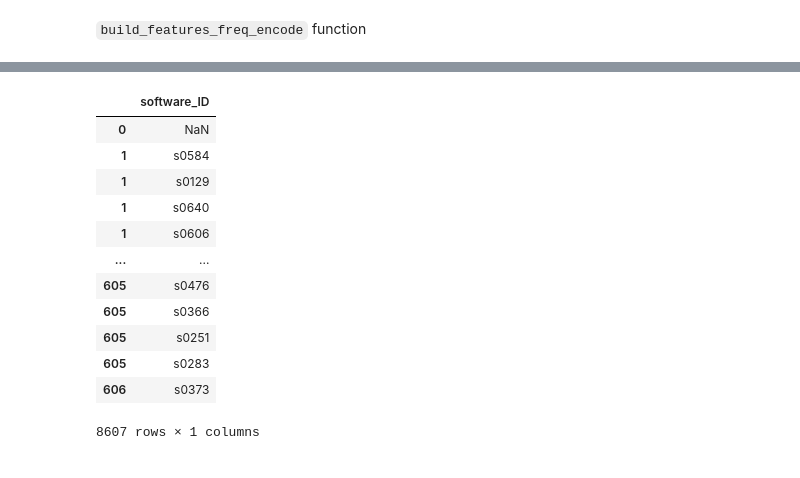
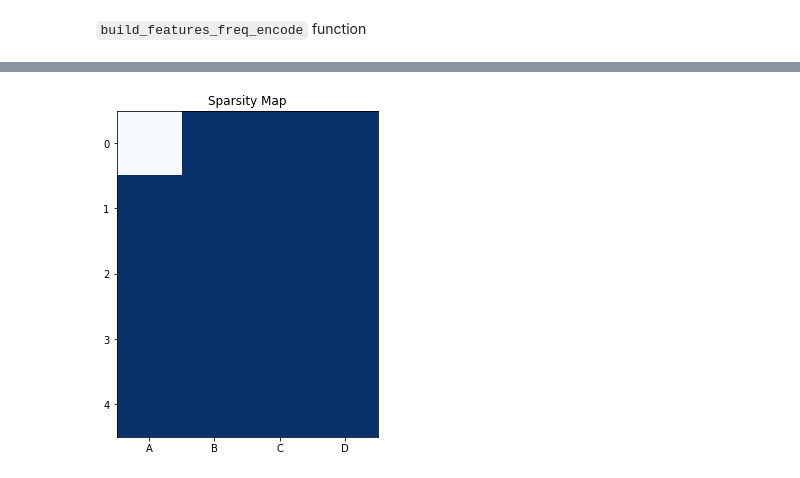
Before and after one commit to hcvu1050/hieuchivu-gt24-repo2, a Jupyter notebook: build_features_test.ipynb, the cells around one changed output, grey strips where cells are left out. Drawn from its saved outputs; the diff is of its cells as text; code cells hidden in the pictures.

```diff
--- a/build_features_test.ipynb
+++ b/build_features_test.ipynb
@@ -124,17 +80,27 @@ feature_freq_encoded_oh_true_val
 # %%
-feature_single_valued = df[[feature_name]].explode(feature_name)
-feature_single_valued
+# feature_single_valued = df[[feature_name]].explode(feature_name)
+# feature_single_valued
-# %% [output]
-|  | software_ID |
-| 0 | NaN |
-| 1 | s0584 |
-| 1 | s0129 |
-| 1 | s0640 |
-| 1 | s0606 |
-| ... | ... |
-| 605 | s0476 |
-| 605 | s0366 |
-| 605 | s0251 |
-| 605 | s0283 |
-| 606 | s0373 |
-8607 rows × 1 columns
+# %%
+import pandas as pd
+import numpy as np
+import matplotlib.pyplot as plt
+
+# Create a sample DataFrame
+data = {'A': [1, 0, 0, 0, 0],
+        'B': [0, 0, 0, 0, 0],
+        'C': [0, 0, 0, 0, 0],
+        'D': [0, 0, 0, 0, 0]}
+df = pd.DataFrame(data)
+
+# Create a binary mask where 0 values are True and non-zero values are False
+mask = df == 0
+
+# Plot the sparsity map using Matplotlib
+plt.figure(figsize=(8, 6))
+plt.imshow(mask, cmap='Blues', interpolation='nearest')
+plt.title("Sparsity Map")
+plt.xticks(range(df.shape[1]), df.columns, rotation=0)
+plt.yticks(range(df.shape[0]), df.index)
+plt.show()
+# %% [output]
+[figure, added]
```
Also changed, not shown: parts of 11 cells of this notebook, 18 other files.
